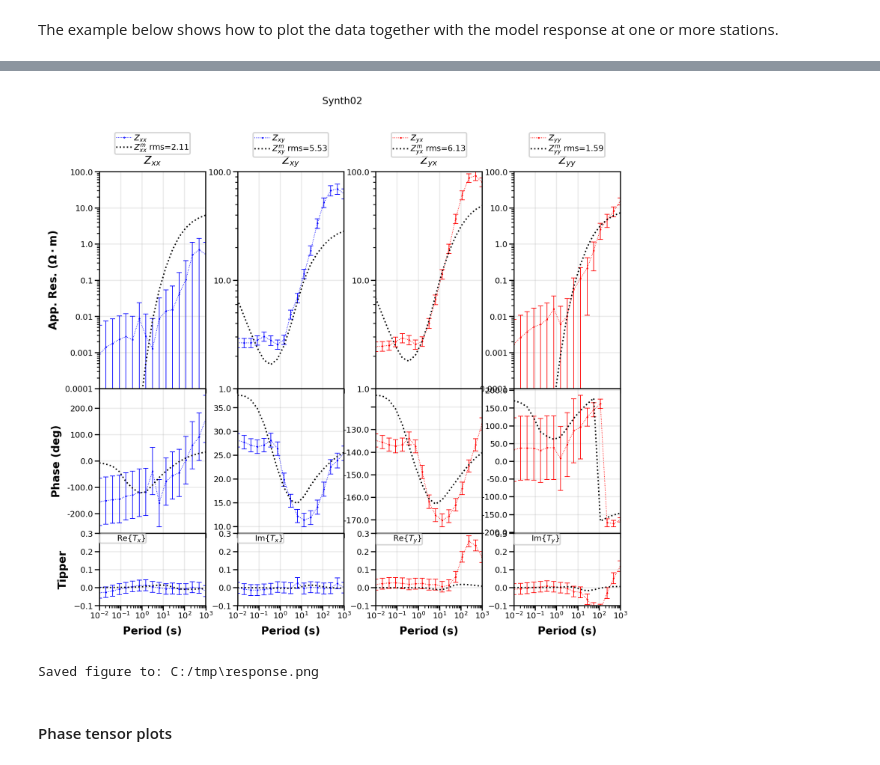
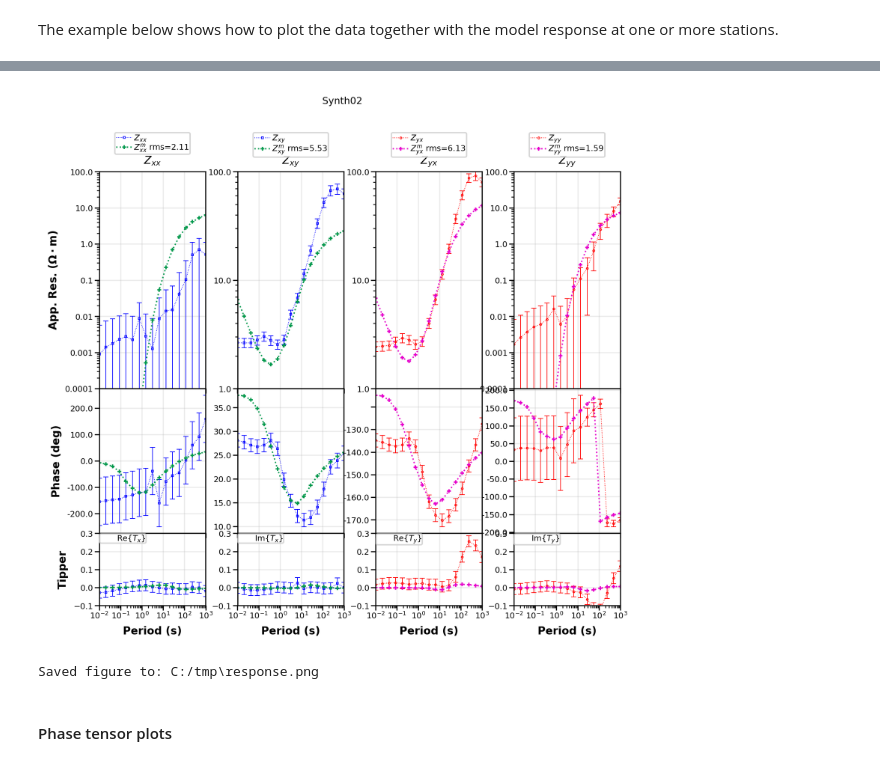
Before and after one commit to MTgeophysics/mtpy, a Jupyter notebook: examples/notebooks/Workshop Exercises Modeling.ipynb, the cells around one changed output, grey strips where cells are left out. Cells and saved outputs as stored; diff of their text form; code cells hidden in the pictures.

```diff
--- a/examples/notebooks/Workshop Exercises Modeling.ipynb
+++ b/examples/notebooks/Workshop Exercises Modeling.ipynb
@@ -635,8 +635,6 @@ ro = PlotResponse(data_fn=os.path.join(wd,datafn),
                   plot_type=['Synth02'], # provide a list of station names
                                          # or '1' to plot all stations
                   plot_style=1,  # 1 for 4-colums; 2 for 2-columns
-                  cted='b',ctmd='r',ctem='k',ctmm='k',
-                  mted='.',mtmd='.',mtem='',mtmm='',
                   plot_z=False,
                   )
 ro.plot()
@@ -649,6 +647,6 @@ ro.save_figure(os.path.join(savepath,'response.png'),
 Plotting: Synth02
 self.plot_tipper = True
-[figure, old version]
+[figure, new version]
 Saved figure to: C:/tmp\response.png
 # %% [markdown]
 #### Phase tensor plots
```
Also changed, not shown: parts of 2 cells of this notebook, 1 other file.
